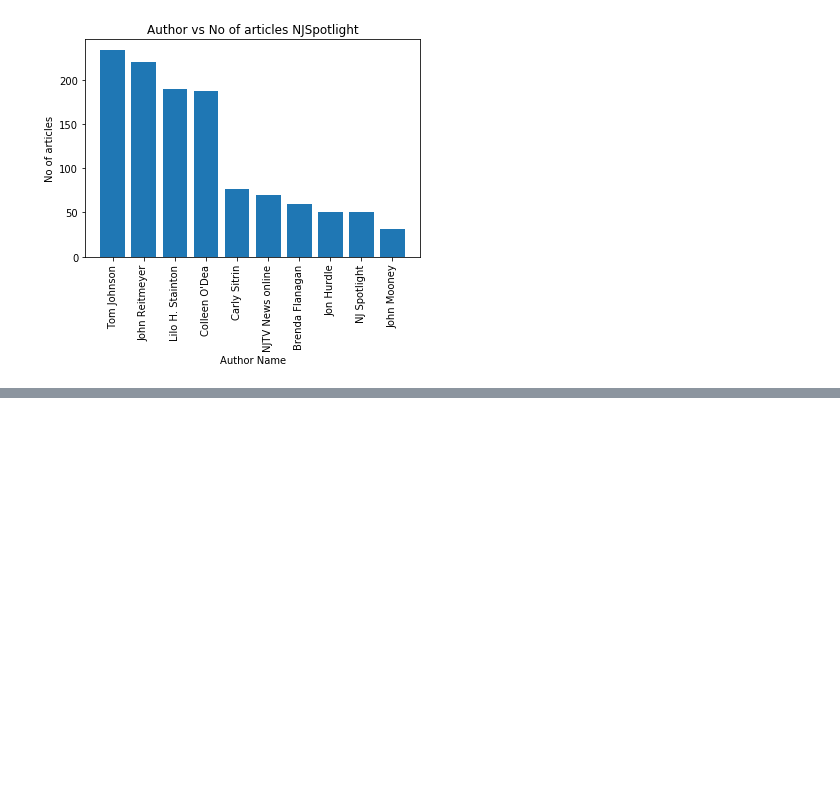
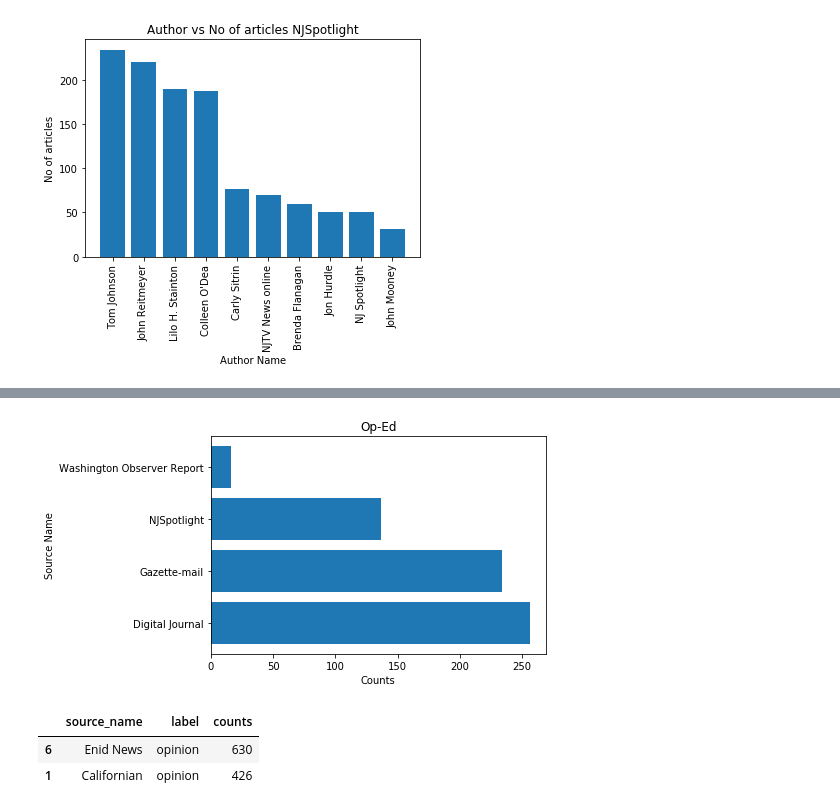
Before and after one commit to ujjwal95/bloomberg_editorial_classifier, a Jupyter notebook: src/eda/author_viz/auth_viz.ipynb, the cells around one changed output, grey strips where cells are left out. Drawn from its saved outputs; the diff is of its cells as text; code cells hidden in the pictures; blank space fills up the shorter version.

```diff
--- a/src/eda/author_viz/auth_viz.ipynb
+++ b/src/eda/author_viz/auth_viz.ipynb
@@ -324,0 +376,3 @@ plot_graph(df, 'Author vs No of articles NJSpotlight')
+# %%
+nyt3 = inp_file3[inp_file3['label'].str.match('oped')].sort_values('counts', ascending=False)
+nyt3
@@ -324,0 +385,11 @@ plot_graph(df, 'Author vs No of articles NJSpotlight')
+# %%
+plot_grap_hori(nyt3, 'Op-Ed')
+# %% [output]
+[figure, added]
+# %%
+nyt4 = inp_file3[inp_file3['label'].str.match('opinion')].sort_values('counts', ascending=False)
+nyt4
+# %% [output]
+|  | source_name | label | counts |
+| 6 | Enid News | opinion | 630 |
+| 1 | Californian | opinion | 426 |
```
Also changed, not shown: parts of 14 cells of this notebook.
